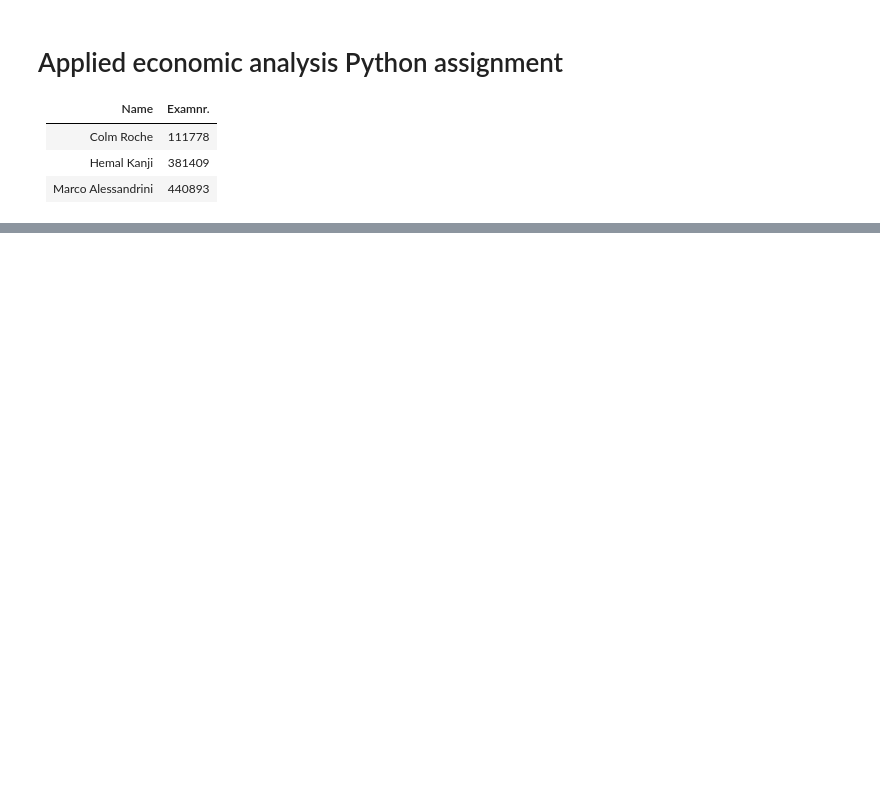
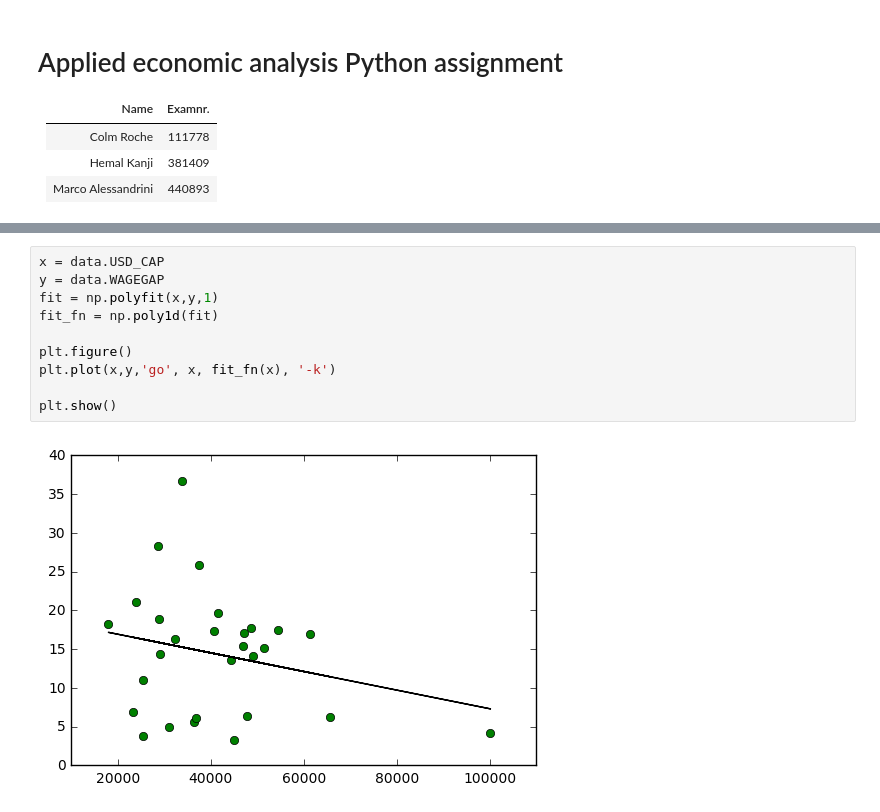
Before and after one commit to C-J-Roche/Python-Assignment-, a Jupyter notebook: Python Assignment .ipynb, the cells around one changed output, grey strips where cells are left out. Cells and saved outputs as stored; diff of their text form; blank space fills up the shorter version.

```diff
--- a/Python Assignment .ipynb
+++ b/Python Assignment .ipynb
@@ -52,0 +71,12 @@ data.plot(kind='scatter', x='WOMENPOLVOICE', y='WAGEGAP')
+# %%
+x = data.USD_CAP
+y = data.WAGEGAP
+fit = np.polyfit(x,y,1)
+fit_fn = np.poly1d(fit)
+
+plt.figure()
+plt.plot(x,y,'go', x, fit_fn(x), '-k')
+
+plt.show()
+# %% [output]
+[figure, added]
```
Also changed, not shown: parts of 16 cells of this notebook.
